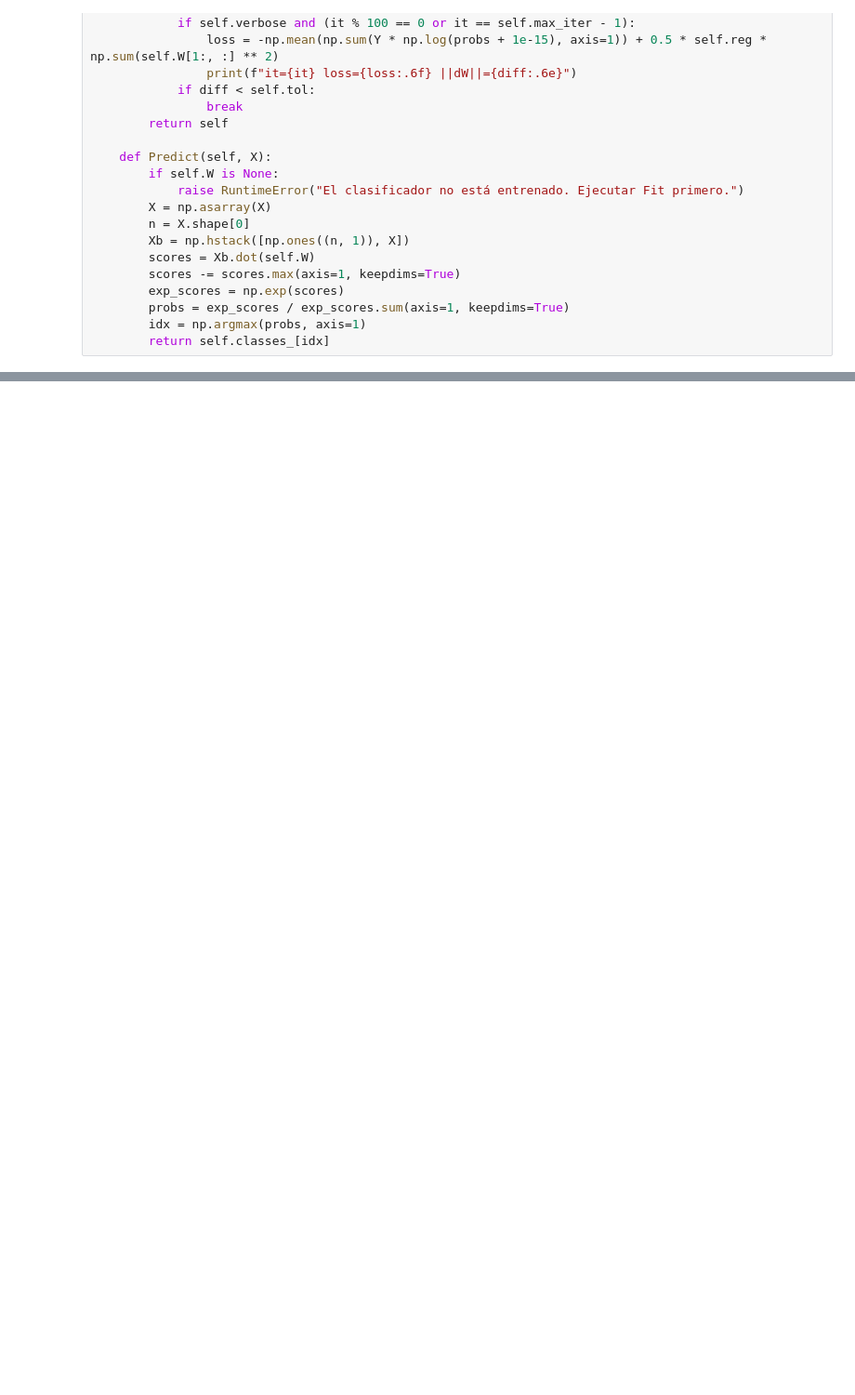
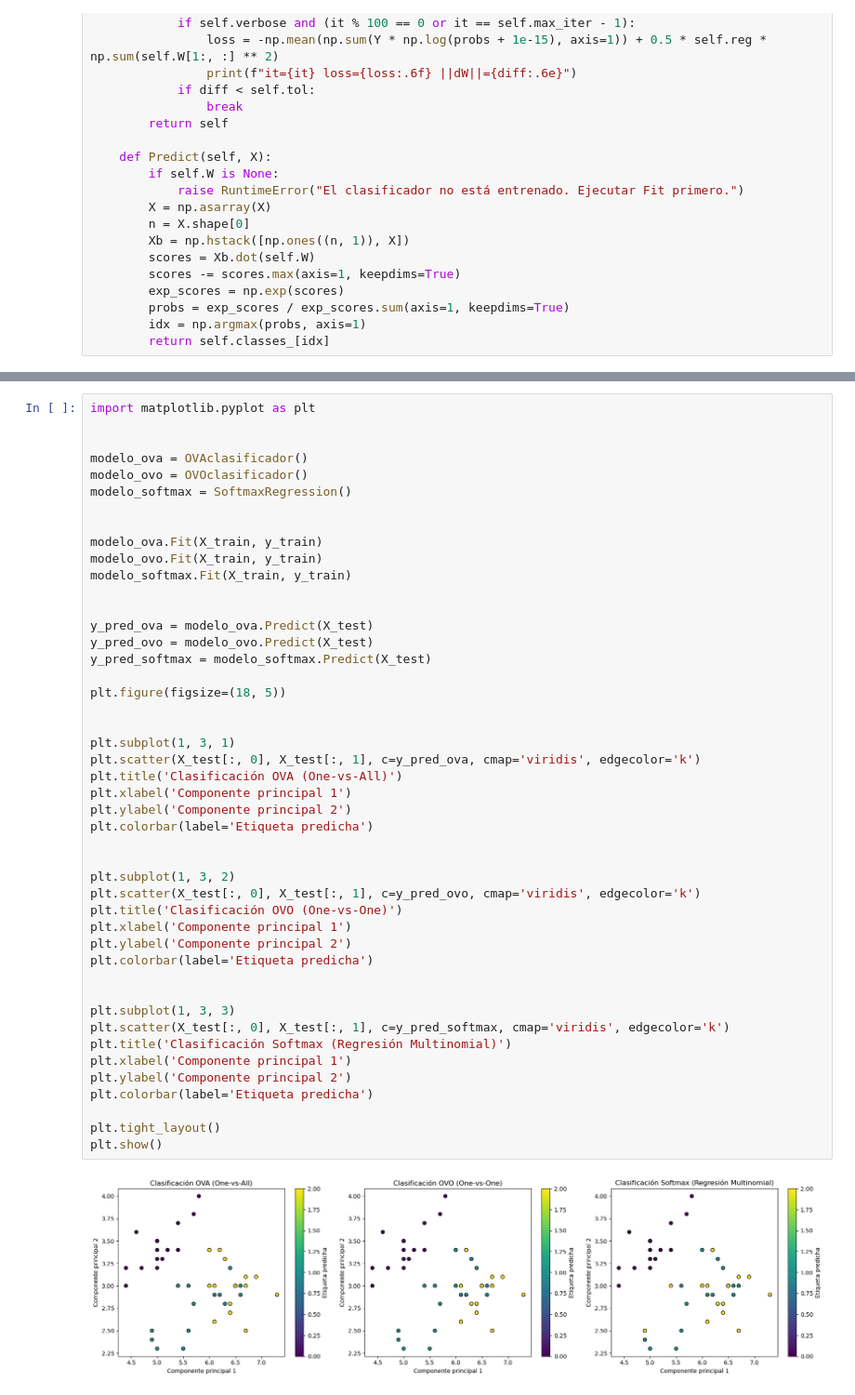
Before and after one commit to soyranbo39-web/Edson, a Jupyter notebook: implementacion.ipynb, the cells around one changed output, grey strips where cells are left out. Shown at 93% size. Drawn from its saved outputs; the diff is of its cells as text; blank space fills up the shorter version.

```diff
--- a/implementacion.ipynb
+++ b/implementacion.ipynb
@@ -303,0 +234,48 @@ Softmax: acc=0.9111 time=0.043s
+# %%
+import matplotlib.pyplot as plt
+
+
+modelo_ova = OVAclasificador()
+modelo_ovo = OVOclasificador()
+modelo_softmax = SoftmaxRegression()
+
+
+modelo_ova.Fit(X_train, y_train)
+modelo_ovo.Fit(X_train, y_train)
+modelo_softmax.Fit(X_train, y_train)
+
+
+y_pred_ova = modelo_ova.Predict(X_test)
+y_pred_ovo = modelo_ovo.Predict(X_test)
+y_pred_softmax = modelo_softmax.Predict(X_test)
+
+plt.figure(figsize=(18, 5))
+
+
+plt.subplot(1, 3, 1)
+plt.scatter(X_test[:, 0], X_test[:, 1], c=y_pred_ova, cmap='viridis', edgecolor='k')
+plt.title('Clasificación OVA (One-vs-All)')
+plt.xlabel('Componente principal 1')
+plt.ylabel('Componente principal 2')
+plt.colorbar(label='Etiqueta predicha')
+
+
+plt.subplot(1, 3, 2)
+plt.scatter(X_test[:, 0], X_test[:, 1], c=y_pred_ovo, cmap='viridis', edgecolor='k')
+plt.title('Clasificación OVO (One-vs-One)')
+plt.xlabel('Componente principal 1')
+plt.ylabel('Componente principal 2')
+plt.colorbar(label='Etiqueta predicha')
+
+
+plt.subplot(1, 3, 3)
+plt.scatter(X_test[:, 0], X_test[:, 1], c=y_pred_softmax, cmap='viridis', edgecolor='k')
+plt.title('Clasificación Softmax (Regresión Multinomial)')
+plt.xlabel('Componente principal 1')
+plt.ylabel('Componente principal 2')
+plt.colorbar(label='Etiqueta predicha')
+
+plt.tight_layout()
+plt.show()
+# %% [output]
+[figure, added]
```
Also changed, not shown: parts of 4 cells of this notebook.
